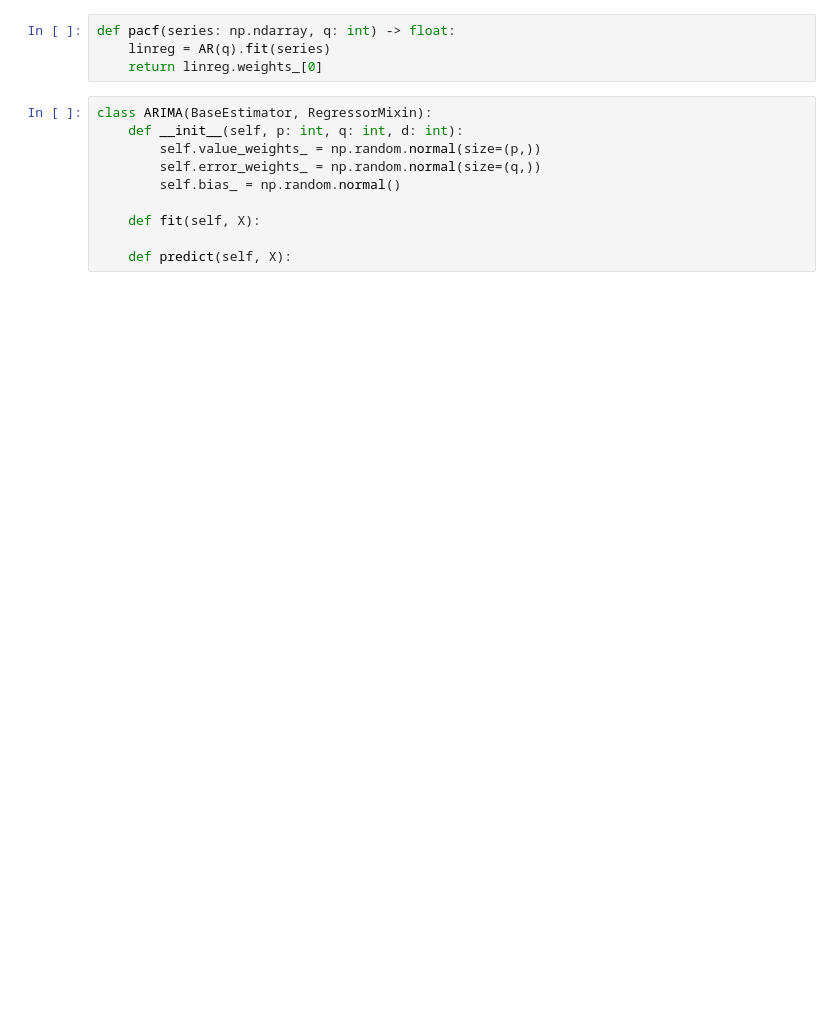
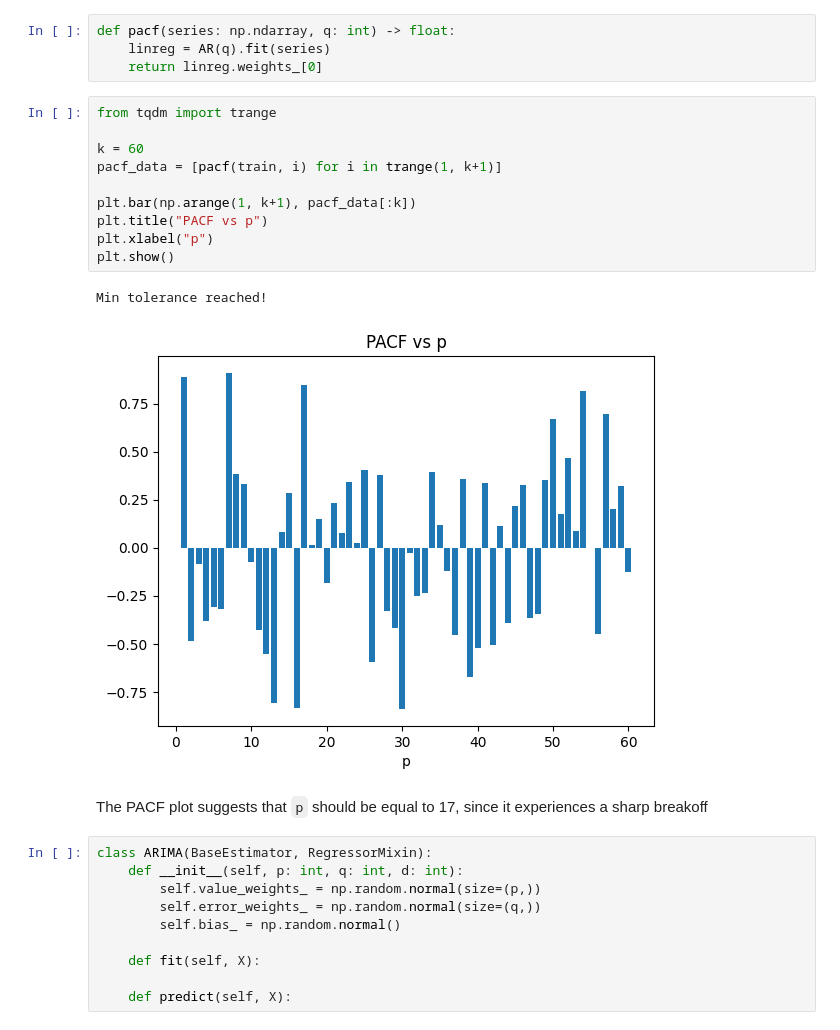
Before and after one commit to succSeeded/ts-2025, a Jupyter notebook: hw1-2/main.ipynb, the cells around one changed output. Saved outputs shown, nothing was run; the diff lists cells and outputs as text; blank space fills up the shorter version.

```diff
--- a/hw1-2/main.ipynb
+++ b/hw1-2/main.ipynb
@@ -65,6 +125,21 @@ class AR(BaseEstimator, RegressorMixin):
 def pacf(series: np.ndarray, q: int) -> float:
     linreg = AR(q).fit(series)
     return linreg.weights_[0]
+# %%
+from tqdm import trange
+
+k = 60
+pacf_data = [pacf(train, i) for i in trange(1, k+1)]
+
+plt.bar(np.arange(1, k+1), pacf_data[:k])
+plt.title("PACF vs p")
+plt.xlabel("p")
+plt.show()
+# %% [output]
+Min tolerance reached!
+[figure, added]
+# %% [markdown]
+The PACF plot suggests that `p` should be equal to 17, since it experiences a sharp breakoff
 # %%
 class ARIMA(BaseEstimator, RegressorMixin):
     def __init__(self, p: int, q: int, d: int):
```
Also changed, not shown: parts of 7 cells of this notebook.
